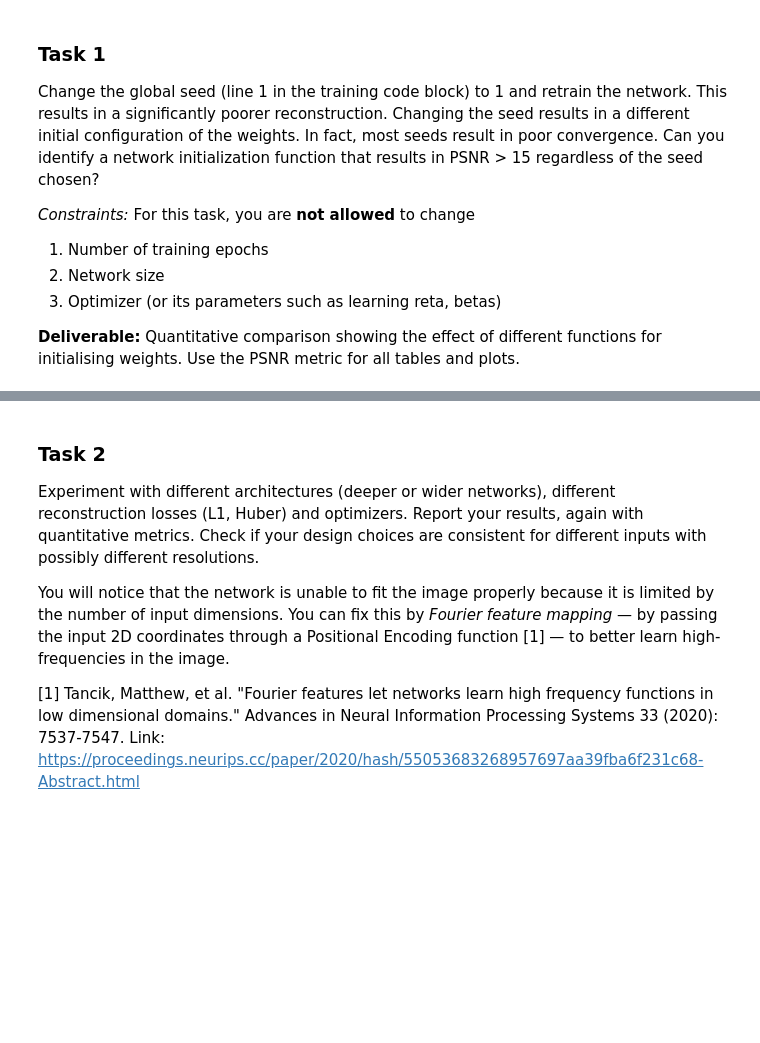
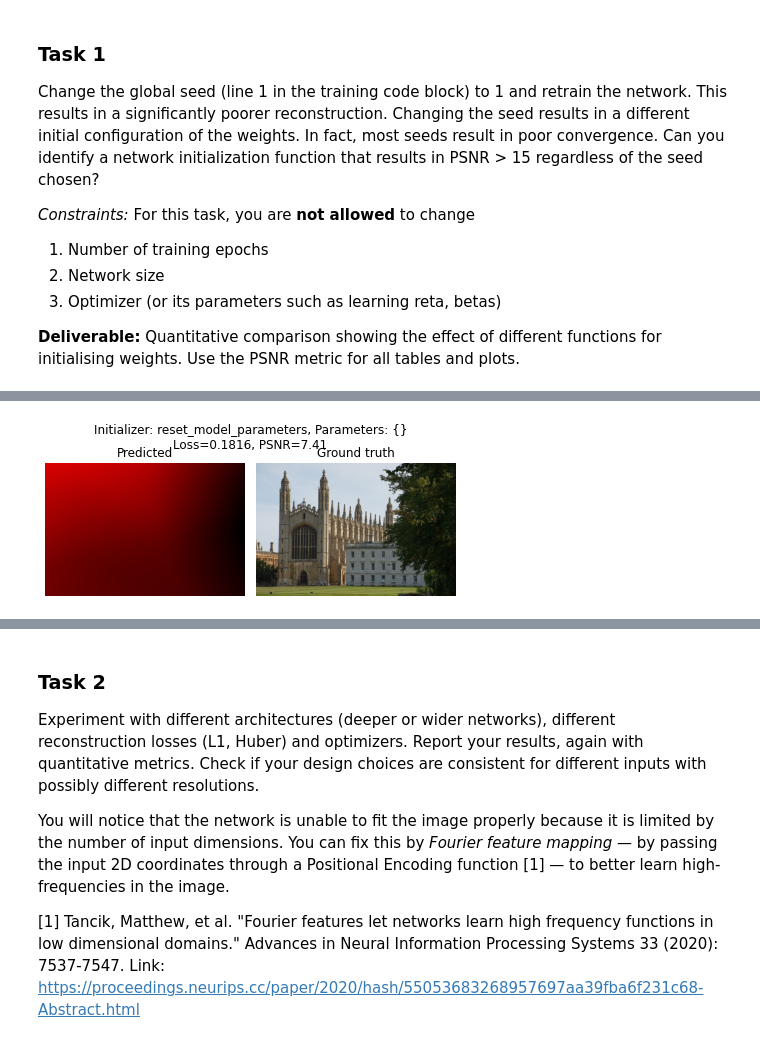
Before and after one commit to nyoma-diamond/L335_Exercise, a Jupyter notebook: implicit_neural_representation.ipynb, the cells around one changed output, grey strips where cells are left out. Drawn from its saved outputs; the diff is of its cells as text; code cells hidden in the pictures; blank space fills up the shorter version.

```diff
--- a/implicit_neural_representation.ipynb
+++ b/implicit_neural_representation.ipynb
@@ -72,6 +76,8 @@ class IRN(nn.Module):
 # %% [markdown]
 Train the IRN. Each training iteration involves predicting the entire image before computing loss. Note that this is not necessary, it is possible to work with a just a few samples if needed.
 # %%
+torch.manual_seed(0)
+
 irn = IRN().to(device)
 
 img, coord_grid = img.to(device), coord_grid.to(device)
@@ -81,8 +87,6 @@ lr = 1e-4
 opt = torch.optim.Adam(lr=lr, params=irn.parameters())
 psnr_fn = torchmetrics.image.PeakSignalNoiseRatio(data_range=1)
 psnr_fn.to(device)
-
-torch.manual_seed(0)
 
 pbar = trange(num_steps)
 for step in pbar:
@@ -97,7 +101,7 @@ for step in pbar:
         with torch.no_grad():
             psnr = psnr_fn(img_hat, img)
             fig, ax = plt.subplots(1, 2)
-            fig.suptitle(f'Loss={loss.item():0.4f}, PSNR={psnr:0.2f}', y=0.8)
+            fig.suptitle(f'Loss={loss.item():0.4f}, PSNR={psnr.item():0.2f}', y=0.8)
             ax[0].imshow(irn(coord_grid).clip(0, 1).cpu().reshape(h, w, 3))
             ax[0].set_title('Predicted')
             ax[0].axis('off')
@@ -215,9 +219,7 @@ def ones_reset(model, bias=False):
             print('reset',layer)
 # %%
 initializers = {
-    reset_model_parameters: [
-        dict()
-    ],
+    reset_model_parameters: [dict()],
     normal_reset: [
         dict(),
         dict(type='kaiming'),
@@ -239,32 +241,68 @@ lr = 1e-4
 psnr_fn = torchmetrics.image.PeakSignalNoiseRatio(data_range=1).to(device)
 opt = torch.optim.Adam(lr=lr, params=irn.parameters())
 # %%
-torch.seed()
+load_from_file = False
 
-for init_fn, init_params in initializers.items():
-    for init_kwargs in init_params:
-        reset_model_parameters(irn, printout=False)
-        init_fn(irn, **init_kwargs)
+load_successful = False
 
-        pbar = trange(epochs)
-        for epoch in pbar:
-            opt.zero_grad()
-            img_hat = irn(coord_grid)
-            loss = ((img - img_hat)**2).mean()
-            loss.backward()
-            opt.step()
-            pbar.set_description(f'Loss={loss.item():0.4f}')
+if load_from_file:
+    print('Loading from file enabled. Attempting to load pre-saved history.')
+    try:
+        init_results = dill.load(open(f'initializers_history.pkl', 'rb'))
+        print(f'Loaded initializer result data from file.')
+        for init_fn_name, init_params_results in init_results.items():
+            for _, _, fig in init_params_results:
+                display(fig)
+        load_successful = True
+    except FileNotFoundError:
+        print(f'Initializer result data not found. Training models...')
+else:
+    print('Load from file disabled. Training models...')
 
-        with torch.no_grad():
-            psnr = psnr_fn(img_hat, img)
-            fig, ax = plt.subplots(1, 2)
-            fig.suptitle(f'Loss={loss.item():0.4f}, PSNR={psnr:0.2f}', y=0.8)
-            ax[0].imshow(irn(coord_grid).clip(0, 1).cpu().reshape(h, w, 3))
-            ax[0].set_title('Predicted')
-            ax[0].axis('off')
-            ax[1].imshow(img.cpu().reshape(h, w, 3))
-            ax[1].set_title('Ground truth')
-            ax[1].axis('off')
+if not load_successful:
+    init_results = {k.__name__: [] for k in initializers.keys()}
 
-            plt.show()
+    for init_fn, init_params in initializers.items():
+        for init_kwargs in init_params:
+            torch.seed()
+            init_fn(irn, **init_kwargs)
+
+            history = {
+                'loss': [],
+                'psnr': []
+            }
+
+            pbar = trange(epochs)
+            for epoch in pbar:
+                opt.zero_grad()
+
+                img_hat = irn(coord_grid)
+
+                loss = ((img - img_hat)**2).mean()
+                loss.backward()
+
+                opt.step()
+
+                pbar.set_description(f'Loss={loss.item():0.4f}')
+                history['loss'].append(loss.item())
+                history['psnr'].append(psnr_fn(img_hat, img).item())
+
+            with torch.no_grad():
+                psnr = psnr_fn(img_hat, img)
+                fig, ax = plt.subplots(1, 2)
+                fig.suptitle(f'Initializer: {init_fn.__name__}, Parameters: {init_kwargs}\nLoss={loss.item():0.4f}, PSNR={psnr.item():0.2f}', y=0.8)
+                ax[0].imshow(irn(coord_grid).clip(0, 1).cpu().reshape(h, w, 3))
+                ax[0].set_title('Predicted')
+                ax[0].axis('off')
+                ax[1].imshow(img.cpu().reshape(h, w, 3))
+                ax[1].set_title('Ground truth')
+                ax[1].axis('off')
+
+                plt.tight_layout()
+
+                init_results[init_fn.__name__].append((init_kwargs, history, fig))
+
+                plt.show()
+
+    dill.dump(init_results, open(f'initializers_history.pkl', 'wb'))
 # %% [output]
@@ -274,0 +310 @@ reset Linear(in_features=256, out_features=3, bias=True)
+[figure, added]
```
Also changed, not shown: parts of 4 cells of this notebook, 1 other file.
